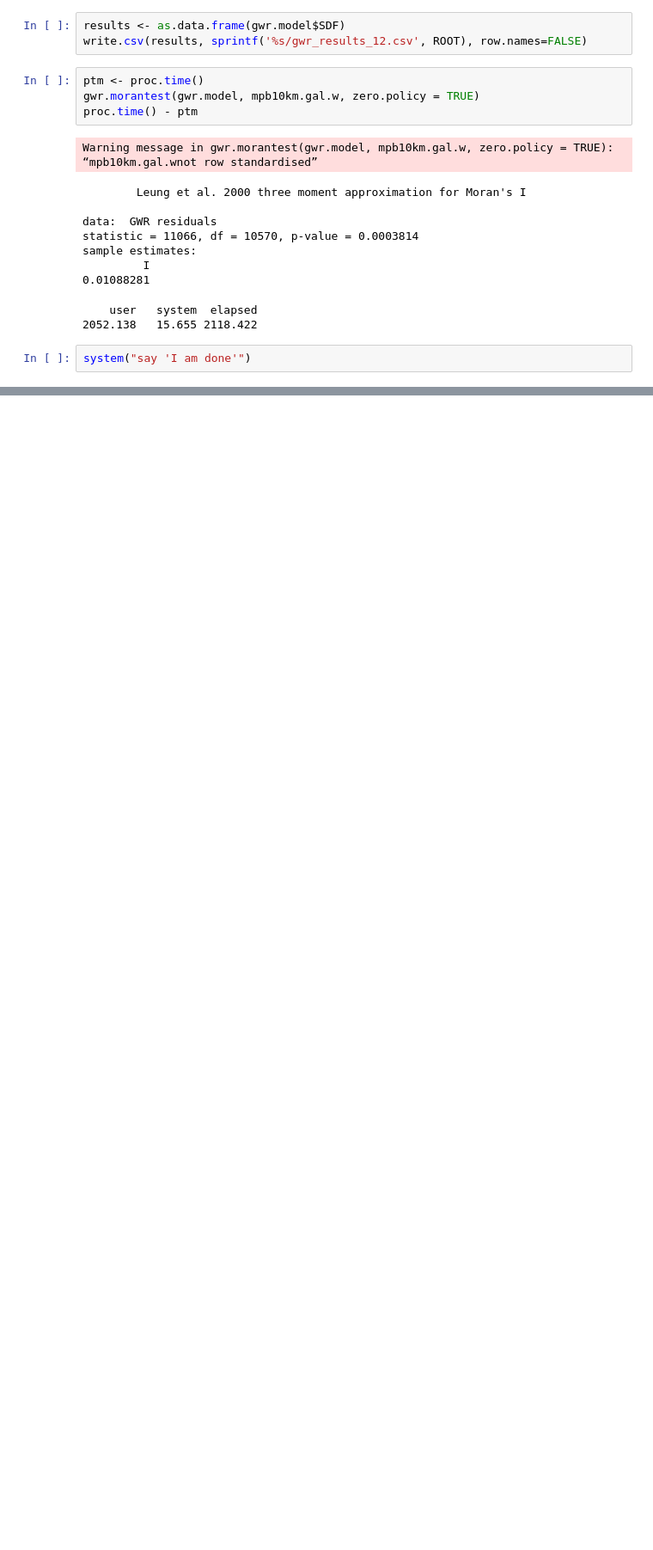
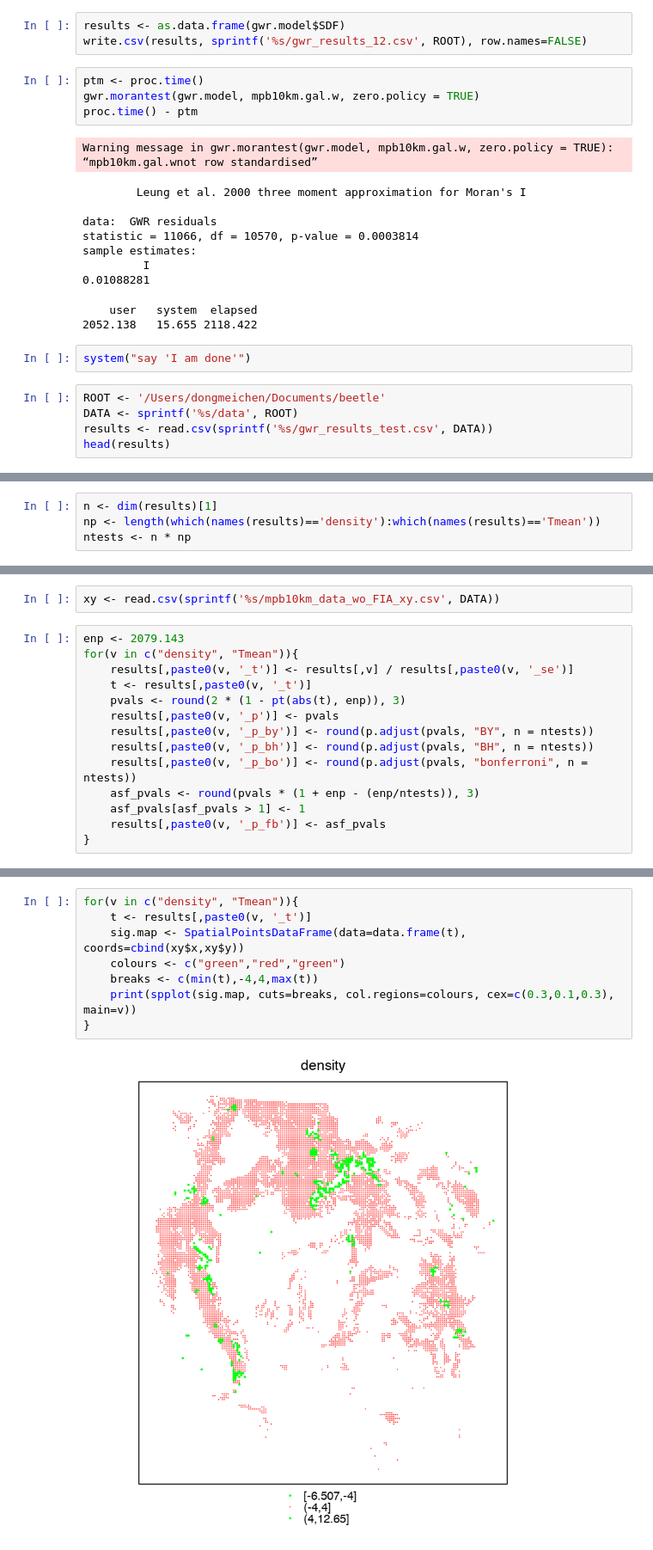
Before and after one commit to dongmeic/suppression, a Jupyter notebook: R/spatial_autocorrelation_test.ipynb, the cells around one changed output, grey strips where cells are left out. Shown at 86% size. Drawn from its saved outputs; the diff is of its cells as text; blank space fills up the shorter version.

```diff
--- a/R/spatial_autocorrelation_test.ipynb
+++ b/R/spatial_autocorrelation_test.ipynb
@@ -304,3 +335,8 @@ sample estimates:
 2052.138   15.655 2118.422
 # %%
 system("say 'I am done'")
+# %%
+ROOT <- '/Users/dongmeichen/Documents/beetle'
+DATA <- sprintf('%s/data', ROOT)
+results <- read.csv(sprintf('%s/gwr_results_test.csv', DATA))
+head(results)
@@ -306,0 +351,4 @@ system("say 'I am done'")
+# %%
+n <- dim(results)[1]
+np <- length(which(names(results)=='density'):which(names(results)=='Tmean'))
+ntests <- n * np
@@ -306,0 +357,16 @@ system("say 'I am done'")
+# %%
+xy <- read.csv(sprintf('%s/mpb10km_data_wo_FIA_xy.csv', DATA))
+# %%
+enp <- 2079.143
+for(v in c("density", "Tmean")){
+    results[,paste0(v, '_t')] <- results[,v] / results[,paste0(v, '_se')]
+    t <- results[,paste0(v, '_t')]
+    pvals <- round(2 * (1 - pt(abs(t), enp)), 3)
+    results[,paste0(v, '_p')] <- pvals
+    results[,paste0(v, '_p_by')] <- round(p.adjust(pvals, "BY", n = ntests))
+    results[,paste0(v, '_p_bh')] <- round(p.adjust(pvals, "BH", n = ntests))
+    results[,paste0(v, '_p_bo')] <- round(p.adjust(pvals, "bonferroni", n = ntests))
+    asf_pvals <- round(pvals * (1 + enp - (enp/ntests)), 3)
+    asf_pvals[asf_pvals > 1] <- 1
+    results[,paste0(v, '_p_fb')] <- asf_pvals
+}
@@ -306,0 +376,10 @@ system("say 'I am done'")
+# %%
+for(v in c("density", "Tmean")){
+    t <- results[,paste0(v, '_t')]
+    sig.map <- SpatialPointsDataFrame(data=data.frame(t), coords=cbind(xy$x,xy$y))
+    colours <- c("green","red","green")
+    breaks <- c(min(t),-4,4,max(t))
+    print(spplot(sig.map, cuts=breaks, col.regions=colours, cex=c(0.3,0.1,0.3), main=v))
+}
+# %% [output]
+[figure, added]
```
Also changed, not shown: parts of 10 cells of this notebook.
